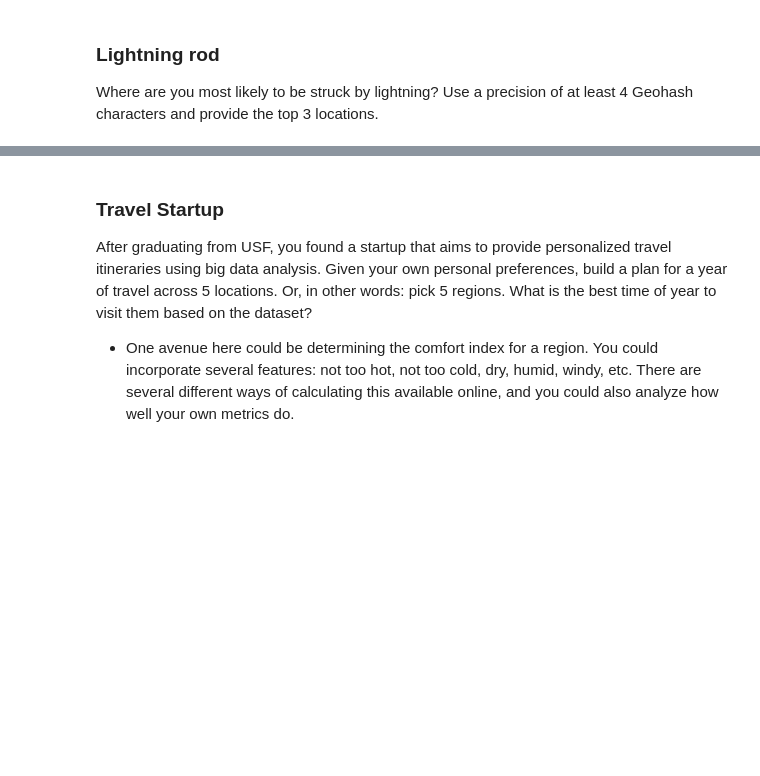
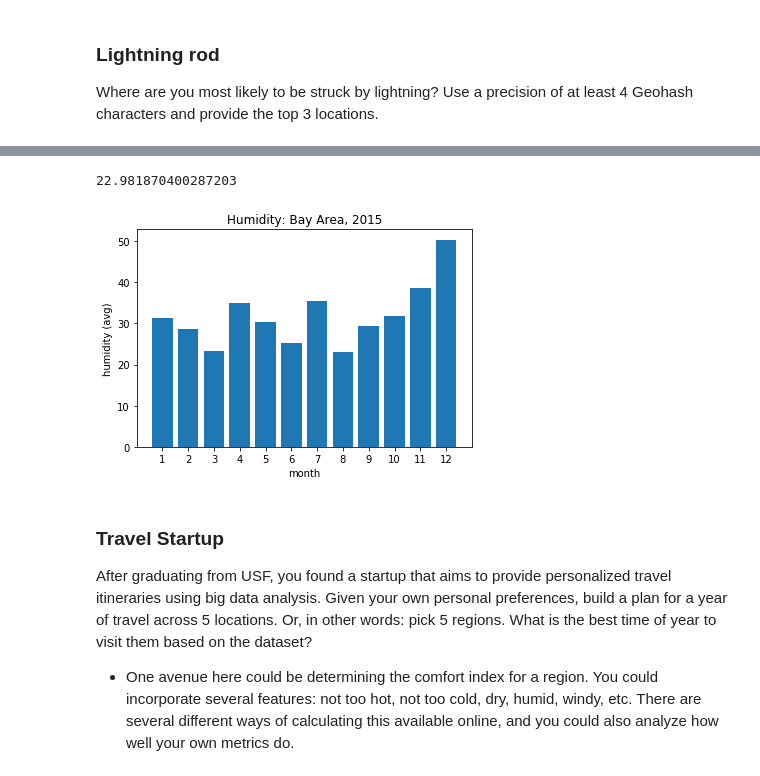
Before and after one commit to gordongli/reddit-spark-analysis, a Jupyter notebook: NAM.ipynb, the cells around one changed output, grey strips where cells are left out. Drawn from its saved outputs; the diff is of its cells as text; code cells hidden in the pictures; blank space fills up the shorter version.

Commit message:
Report drying out; Run lightning rod, escaping fog

```diff
--- a/NAM.ipynb
+++ b/NAM.ipynb
@@ -202,0 +222,5 @@ drying_out.show()
+# %%
+monthly_humidity = drying_out.collect();
+# %%
+months = list(map(lambda row: row['year_month'].month, monthly_humidity))
+months
@@ -202,0 +229,3 @@ drying_out.show()
+# %%
+humidities = list(map(lambda row: row['avg_humidity'], monthly_humidity))
+humidities
@@ -202,0 +245,4 @@ drying_out.show()
+# %%
+min(humidities)
+# %% [output]
+22.981870400287203
@@ -203,3 +251,19 @@ drying_out.show()
+# %%
+def plot_bar(labels, values, xlabel = "", ylabel = "", title = ""):
+    positions = range(len(labels))
+    plt.bar(positions, values)
+    plt.xlabel(xlabel)
+    plt.ylabel(ylabel)
+    plt.xticks(positions, labels)
+    plt.title(title)
+    plt.show()
+# %%
+plot_bar(months, humidities,
+           xlabel = "month",
+           ylabel = "humidity (avg)",
+           title = "Humidity: Bay Area, 2015")
+# %% [output]
+[figure, added]
 # %% [markdown]
 ### Travel Startup
 After graduating from USF, you found a startup that aims to provide personalized travel itineraries using big data analysis. Given your own personal preferences, build a plan for a year of travel across 5 locations. Or, in other words: pick 5 regions. What is the best time of year to visit them based on the dataset?
```
Also changed, not shown: parts of 17 cells of this notebook.
